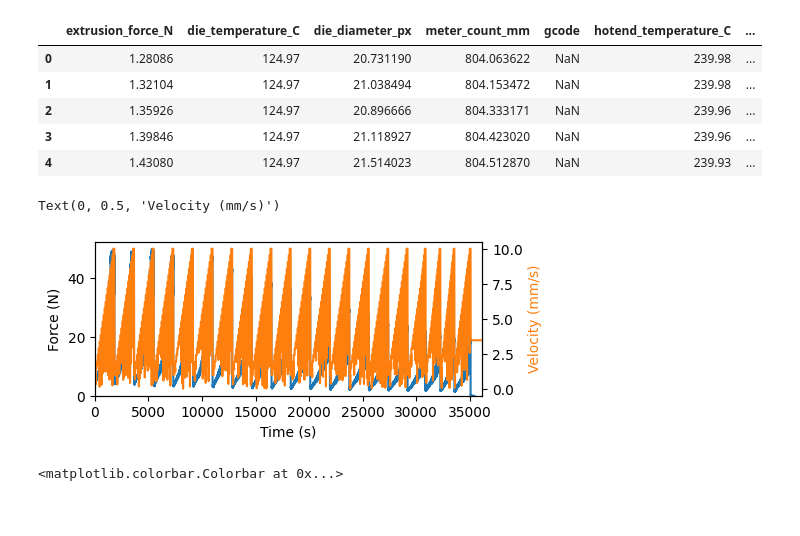
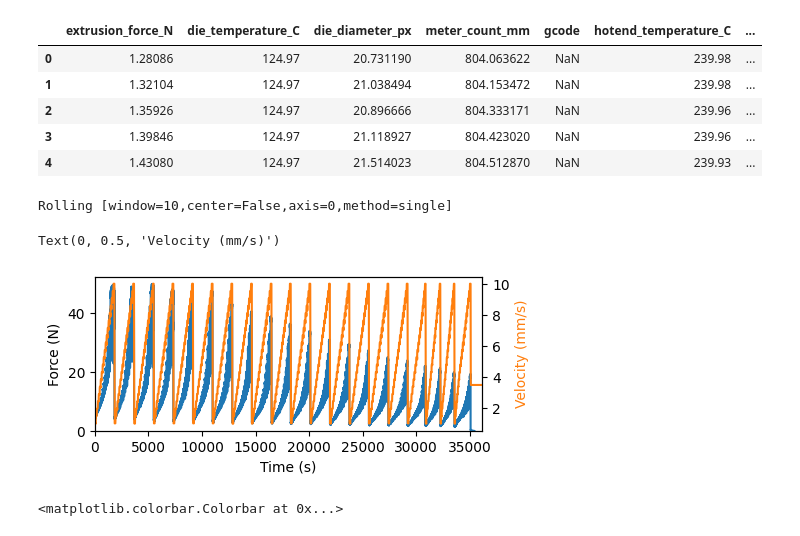
Before and after one commit to ZLoverty/ETP, a Jupyter notebook: Code/extrusion_force.ipynb, the cells around one changed output. Saved outputs shown, nothing was run; the diff lists cells and outputs as text; code cells hidden in the pictures.

```diff
--- a/Code/extrusion_force.ipynb
+++ b/Code/extrusion_force.ipynb
@@ -18,7 +19,14 @@ from utils import *
 
 Load and plot the time series.
 # %%
-data_folder = Path(r"G:\我的云端硬盘\Polymaker\003.挤出过程研究\003.挤出测试平台\实验数据\002.挤出力数据\PolyLite_ABS")
+if sys.platform == "darwin":
+    google_drive_base = Path("/Users/zhengyang/Library/CloudStorage/GoogleDrive-liuzy19911112@gmail.com")
+elif sys.platform == "nt":
+    google_drive_base = Path(r"G:\我的云端硬盘")
+else:
+    google_drive_base = Path("~/Google Drive").expanduser().resolve()
+
+data_folder = google_drive_base / "My Drive" / "Polymaker" / "003.挤出过程研究" / "003.挤出测试平台" / "实验数据" / "002.挤出力数据" / "PolyLite_ABS"
 filename = "20251118_112126_autosave.csv"
 data = pd.read_csv(data_folder / filename, encoding="gbk")
 # %%
@@ -30,23 +38,29 @@ data.head()
 | 2 | 1.35926 | 124.97 | 20.896666 | 804.333171 | NaN | 239.96 | ... |
 | 3 | 1.39846 | 124.97 | 21.118927 | 804.423020 | NaN | 239.96 | ... |
 | 4 | 1.43080 | 124.97 | 21.514023 | 804.512870 | NaN | 239.93 | ... |
+# %%
+force = data.extrusion_force_N
+force.rolling(10)
+# %% [output]
+Rolling [window=10,center=False,axis=0,method=single]
 # %%
 t = data.time_s - data.time_s.min()
 force = data.extrusion_force_N
 velocity = data.feedrate_mms
 plt.figure(figsize=(5, 2))
 plt.plot(t, force)
 plt.xlim(0, t.max())
 plt.ylim(0, force.max() * 1.05)
 plt.xlabel("Time (s)")
 plt.ylabel("Force (N)")
 ax = plt.gca()
 ax1 = ax.twinx()
-ax1.plot(t, velocity, color="C1")
+ax1.plot(t, velocity.rolling(100).mean(), color="C1")
 ax1.set_ylabel("Velocity (mm/s)", color="C1")
+# ax.set_xlim(0, 300)
 # %% [output]
 Text(0, 0.5, 'Velocity (mm/s)')
-[figure, old version]
+[figure, new version]
 # %%
 # clean data
 
```
Also changed, not shown: parts of 8 cells of this notebook.
